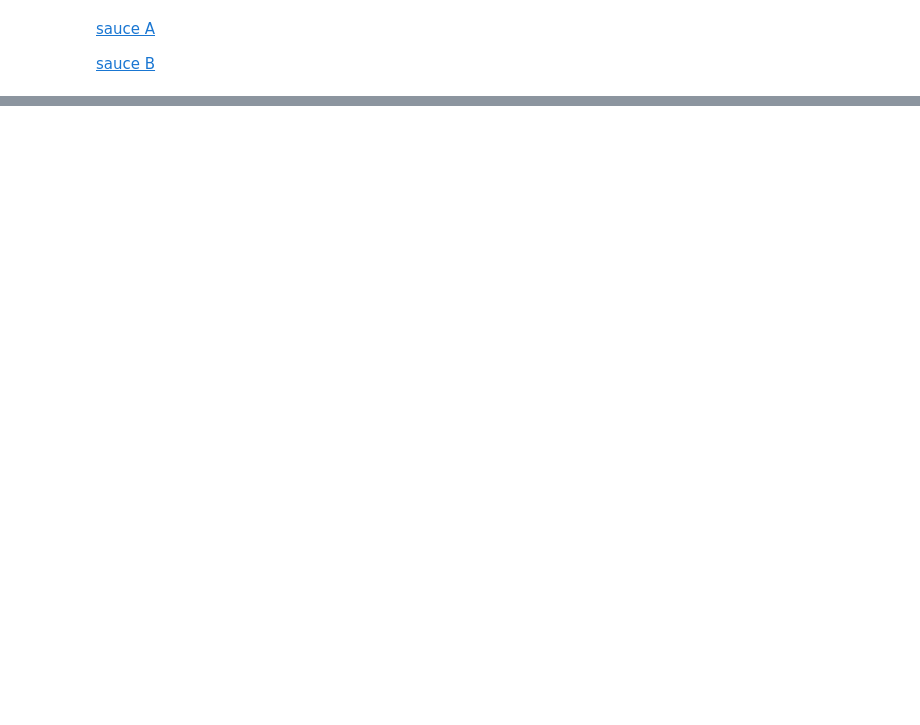
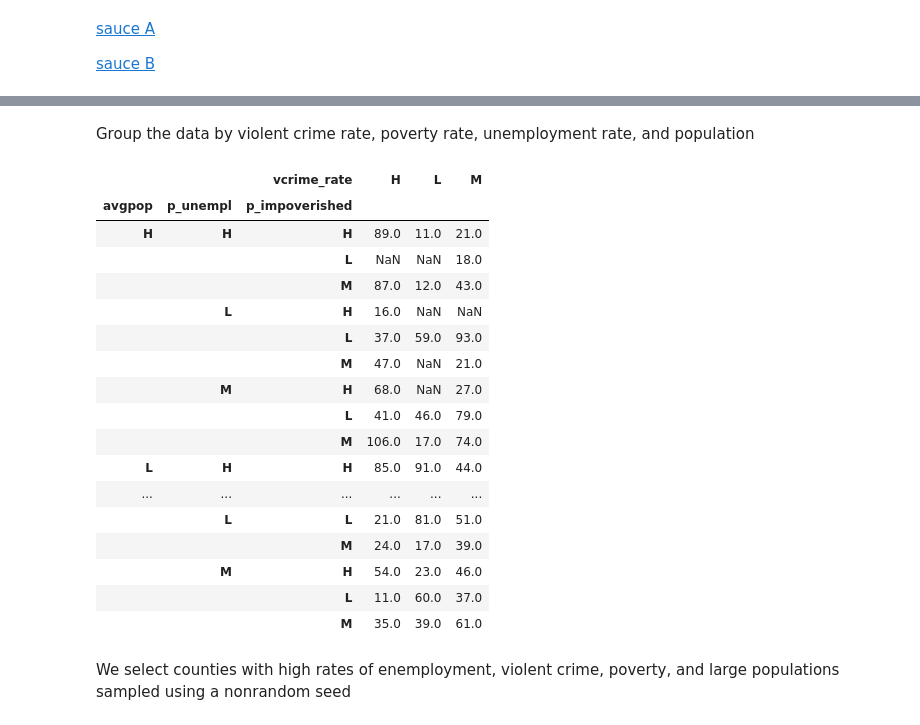
Before and after one commit to alanjeanpierre/crime-weather-exploration, a Jupyter notebook: ipynb/county_pop_edu_poverty_income.ipynb, the cells around one changed output, grey strips where cells are left out. Saved outputs shown, nothing was run; the diff lists cells and outputs as text; code cells hidden in the pictures; blank space fills up the shorter version.

```diff
--- a/ipynb/county_pop_edu_poverty_income.ipynb
+++ b/ipynb/county_pop_edu_poverty_income.ipynb
@@ -101,6 +163,27 @@ binned = pd.DataFrame({c : pd.qcut(df[c], 3, labels=['L', 'M', 'H']) for c in df
+# %% [markdown]
+Group the data by violent crime rate, poverty rate, unemployment rate, and population
 # %%
 groups = ['vcrime_rate', 'p_impoverished', 'p_unempl', 'avgpop']
 # %%
 # all counties grouped by H/M/L rates of whatever
-c = binned.dropna(how='all').groupby(groups)
-c.count().where(c.count().State > 10).dropna().sort_values('State', ascending=False)
+c = binned.dropna(how='all').groupby(groups[::-1])
+c.count().where(c.count().State > 10).dropna().sort_values('State', ascending=False)['State'].unstack()
+# %% [output]
+|  |  | vcrime_rate | H | L | M |
+| avgpop | p_unempl | p_impoverished |  |  |  |
+| H | H | H | 89.0 | 11.0 | 21.0 |
+|  |  | L | NaN | NaN | 18.0 |
+|  |  | M | 87.0 | 12.0 | 43.0 |
+|  | L | H | 16.0 | NaN | NaN |
+|  |  | L | 37.0 | 59.0 | 93.0 |
+|  |  | M | 47.0 | NaN | 21.0 |
+|  | M | H | 68.0 | NaN | 27.0 |
+|  |  | L | 41.0 | 46.0 | 79.0 |
+|  |  | M | 106.0 | 17.0 | 74.0 |
+| L | H | H | 85.0 | 91.0 | 44.0 |
+| ... | ... | ... | ... | ... | ... |
+|  | L | L | 21.0 | 81.0 | 51.0 |
+|  |  | M | 24.0 | 17.0 | 39.0 |
+|  | M | H | 54.0 | 23.0 | 46.0 |
+|  |  | L | 11.0 | 60.0 | 37.0 |
+|  |  | M | 35.0 | 39.0 | 61.0 |
@@ -113,3 +190,5 @@ df.where(df.avgpop > 10000).sort_values('vcrime_rate', ascending=False)[:20]
+# %% [markdown]
+We select counties with high rates of enemployment, violent crime, poverty, and large populations sampled using a nonrandom seed
 # %%
 # get the original values of the first row ^^^
 # such that cities have high crime rate, high poverty, High unemployment, High population, etc
```
Also changed, not shown: parts of 17 cells of this notebook.
